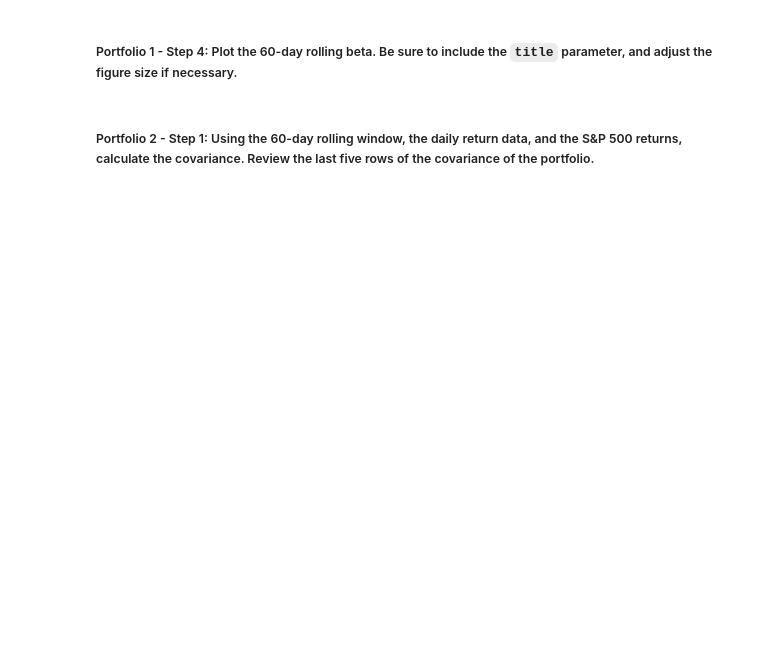
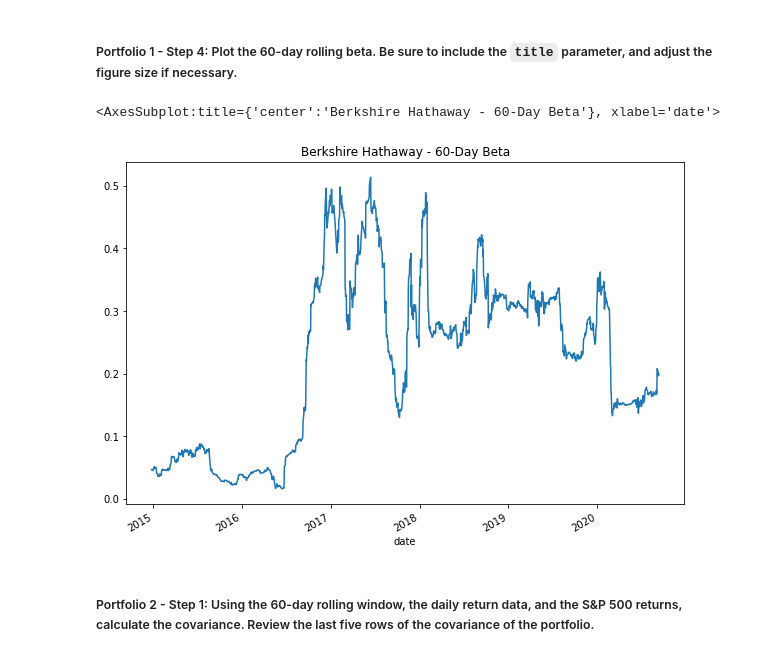
Before and after one commit to SuperTurtleWave/Module_4_Challenge, a Jupyter notebook: Starter_Code/risk_return_analysis.ipynb, the cells around one changed output. Cells and saved outputs as stored; diff of their text form; code cells hidden in the pictures; blank space fills up the shorter version.

```diff
--- a/Starter_Code/risk_return_analysis.ipynb
+++ b/Starter_Code/risk_return_analysis.ipynb
@@ -410,4 +410,6 @@ Name: S&P 500, dtype: float64
 # %%
 # Calculate the covariance using a 60-day rolling window
 # Review the last five rows of the covariance data
-# YOUR CODE HERE
+berkshire_rolling_60_covariance = whales_navs_daily_returns["BERKSHIRE HATHAWAY INC"].rolling(window=60).cov(whales_navs_daily_returns["S&P 500"].rolling(window=60))
+
+berkshire_rolling_60_covariance.tail()
@@ -416,4 +426,6 @@ Name: S&P 500, dtype: float64
 # %%
 # Calculate the beta based on the 60-day rolling covariance compared to the market (S&P 500)
 # Review the last five rows of the beta information
-# YOUR CODE HERE
+berkshire_rolling_60_beta = berkshire_rolling_60_covariance / market_variance
+
+berkshire_rolling_60_beta.tail()
@@ -427,7 +463,10 @@ Name: S&P 500, dtype: float64
 # %%
 # Plot the rolling beta
 # Include a title parameter and adjust the figure size
-# YOUR CODE HERE
+berkshire_rolling_60_beta.plot(figsize=(10,7),title="Berkshire Hathaway - 60-Day Beta")
+# %% [output]
+<AxesSubplot:title={'center':'Berkshire Hathaway - 60-Day Beta'}, xlabel='date'>
+[figure, added]
 # %% [markdown]
 ##### Portfolio 2 - Step 1: Using the 60-day rolling window, the daily return data, and the S&P 500 returns, calculate the covariance. Review the last five rows of the covariance of the portfolio.
 # %%
```
Also changed, not shown: parts of 9 cells of this notebook.
